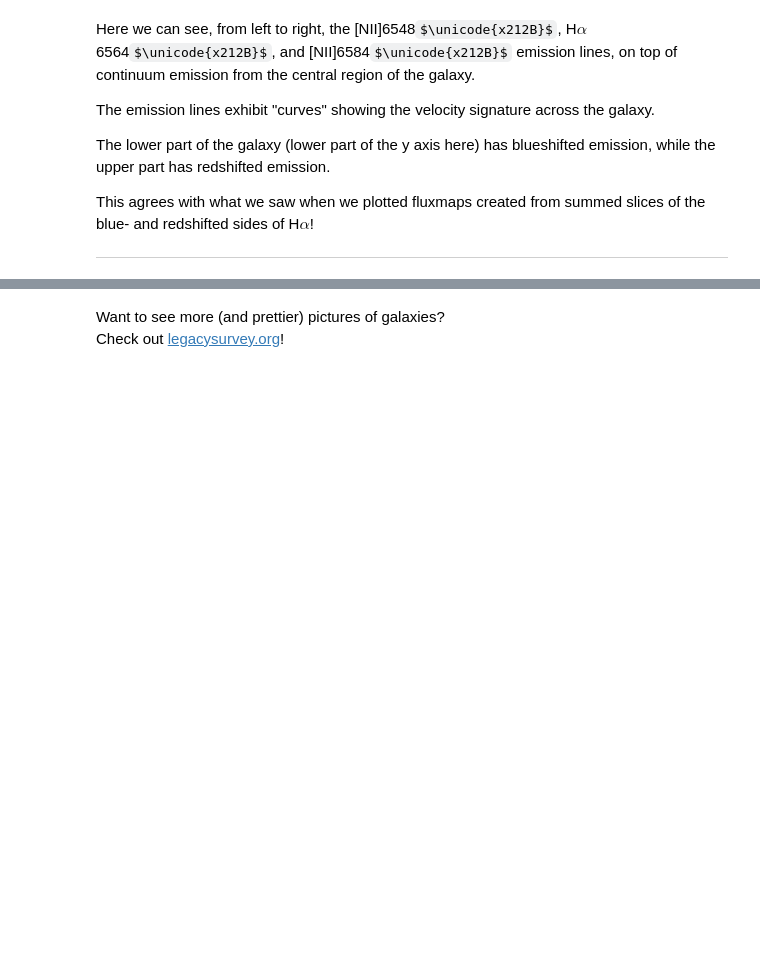
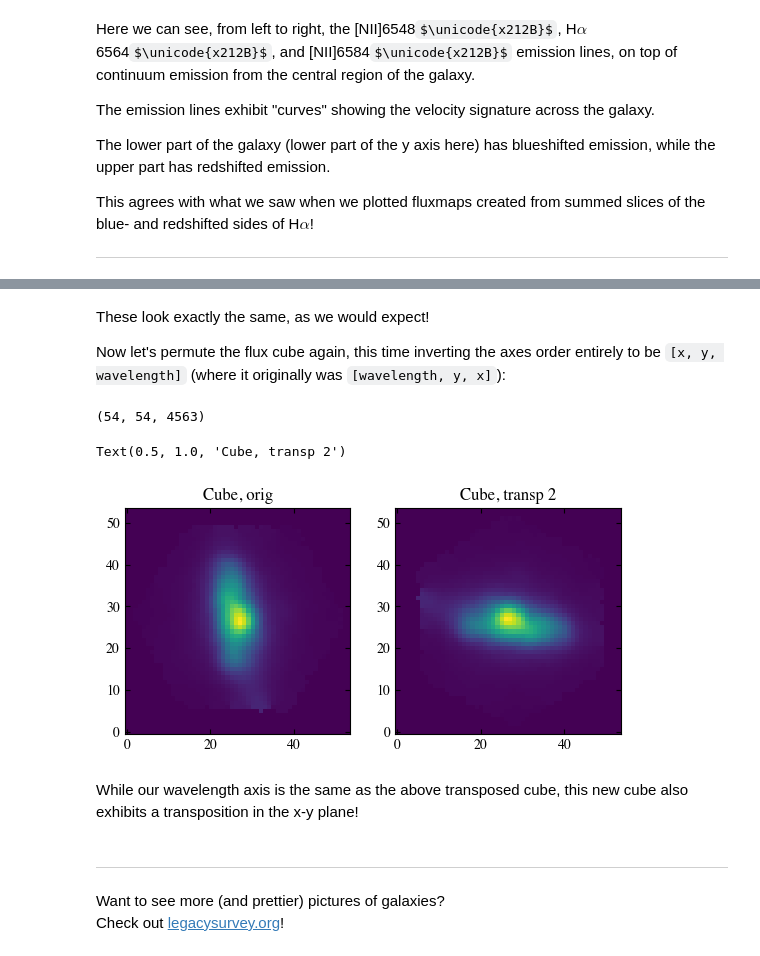
Before and after one commit to astropgh/python-boot-camp-2023, a Jupyter notebook: notebooks/03-NumpyBasics/solutions/solutions_numpy-basics-2.ipynb, the cells around one changed output, grey strips where cells are left out. Drawn from its saved outputs; the diff is of its cells as text; code cells hidden in the pictures; some formulas as TeX source; blank space fills up the shorter version.

```diff
--- a/notebooks/03-NumpyBasics/solutions/solutions_numpy-basics-2.ipynb
+++ b/notebooks/03-NumpyBasics/solutions/solutions_numpy-basics-2.ipynb
@@ -375,3 +442,28 @@ This agrees with what we saw when we plotted fluxmaps created from summed slices
+# %% [markdown]
+These look exactly the same, as we would expect!
+
+Now let's permute the flux cube again, this time inverting the axes order entirely to be `[x, y, wavelength]` (where it originally was `[wavelength, y, x]`):
+# %%
+flux_cube_transp2 = np.transpose(flux_cube, axes=[2,1,0]) # COMPLETE THIS LINE OF CODE
+# %%
+flux_cube_transp2.shape
+# %% [output]
+(54, 54, 4563)
+# %%
+ha_inds = [2711, 2715]
+
+f, axes = plt.subplots(1,2)
+
+axes[0].imshow(np.sum(flux_cube[ha_inds[0]:ha_inds[1],:,:],axis=0), origin='lower') # COMPLETE THIS LINE OF CODE
+axes[0].set_title('Cube, orig')
+axes[1].imshow(np.sum(flux_cube_transp2[:,:,ha_inds[0]:ha_inds[1]],axis=2), origin='lower') # COMPLETE THIS LINE OF CODE
+axes[1].set_title('Cube, transp 2')
+# %% [output]
+Text(0.5, 1.0, 'Cube, transp 2')
+[figure, added]
+# %% [markdown]
+While our wavelength axis is the same as the above transposed cube, this new cube also exhibits a transposition in the x-y plane!
 # %% [markdown]
+--------------
 Want to see more (and prettier) pictures of galaxies?
 Check out [legacysurvey.org](http://legacysurvey.org/viewer)!
```
Also changed, not shown: parts of 13 cells of this notebook, 1 other file.
